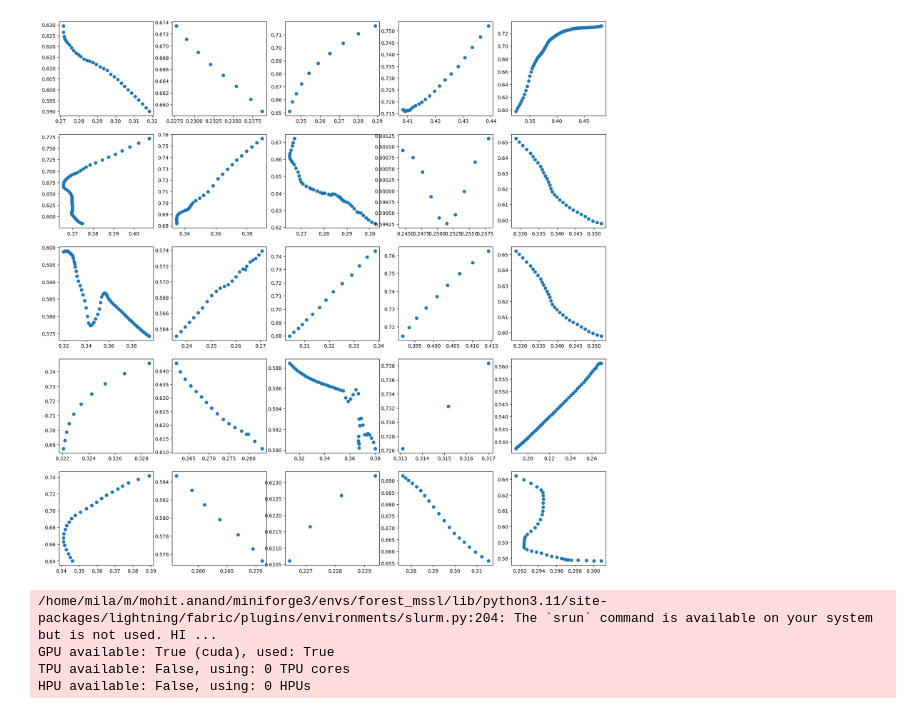
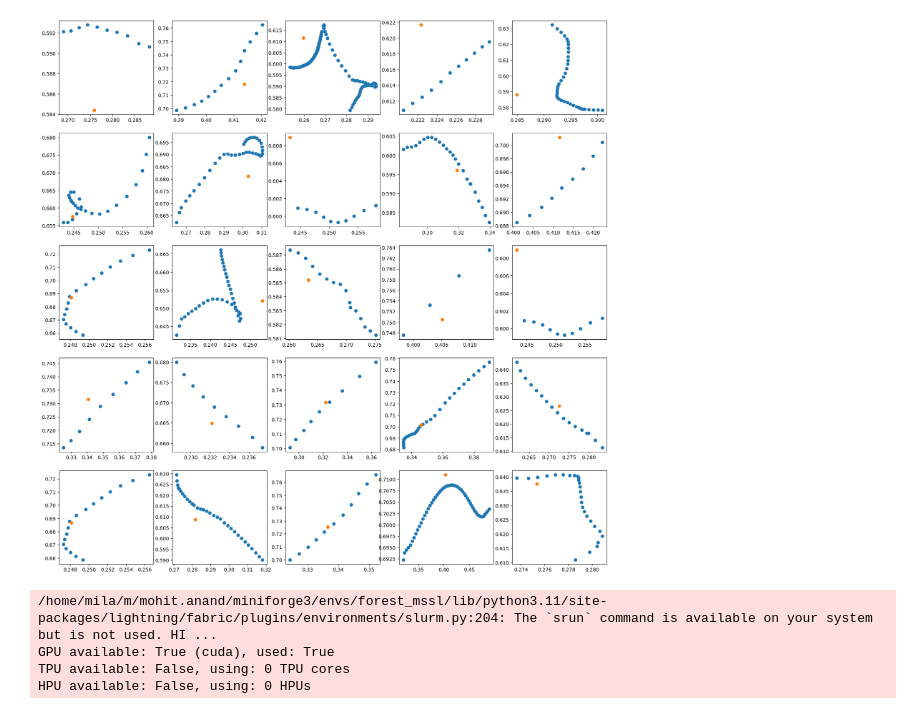
Before and after one commit to itsmohitanand/TrackDiff, a Jupyter notebook: nb_train_model.ipynb, the cells around one changed output. Cells and saved outputs as stored; diff of their text form; code cells hidden in the pictures.

```diff
--- a/nb_train_model.ipynb
+++ b/nb_train_model.ipynb
@@ -30,15 +30,16 @@ valid_dl = DataLoader(valid_dataset, batch_size=128)
 # %%
 batch_size = 128
 x, y = next(iter(train_dl))
 
 fig, ax = plt.subplots(5, 5, figsize=(20, 20))
 
 for i in range(5):
     for j in range(5):
         ind = np.random.randint(0, batch_size)
         ax[i, j].scatter(y[ind][0].numpy(), y[ind][1].numpy())
+        ax[i, j].scatter(x[ind][2].numpy(), x[ind][3].numpy())
 # %% [output]
-[figure, old version]
+[figure, new version]
 # %%
 model = TrackGeneratorL()
 # %%
```
Also changed, not shown: parts of 3 cells of this notebook, 1 other file.
